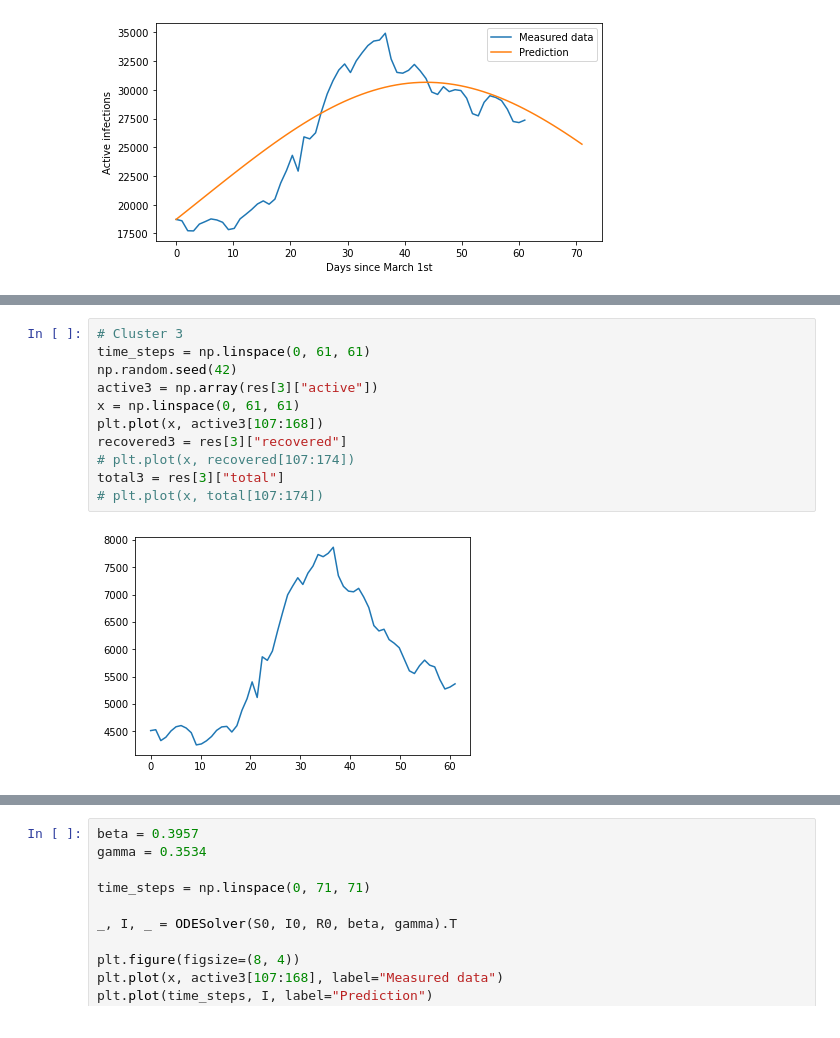
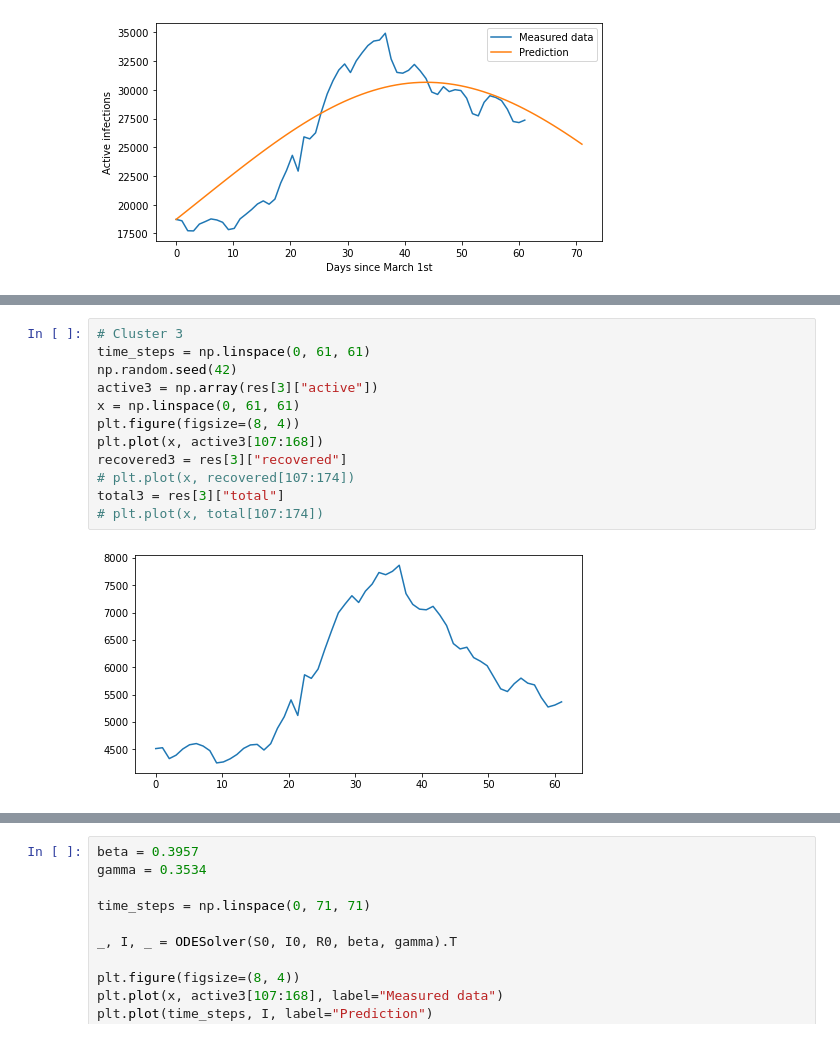
Before and after one commit to ThibaultMagnini/Kmeans-COVID-19-BelgianProvinces, a Jupyter notebook: SIR-Model/provinces_fitting.ipynb, the cells around one changed output, grey strips where cells are left out. Saved outputs shown, nothing was run; the diff lists cells and outputs as text.

```diff
--- a/SIR-Model/provinces_fitting.ipynb
+++ b/SIR-Model/provinces_fitting.ipynb
@@ -179,16 +181,17 @@ plt.show()
 # %%
 # Cluster 3
 time_steps = np.linspace(0, 61, 61)
 np.random.seed(42)
 active3 = np.array(res[3]["active"])
 x = np.linspace(0, 61, 61)
+plt.figure(figsize=(8, 4))
 plt.plot(x, active3[107:168])
 recovered3 = res[3]["recovered"]
 # plt.plot(x, recovered[107:174])
 total3 = res[3]["total"]
 # plt.plot(x, total[107:174])
 # %% [output]
-[figure, old version]
+[figure, new version]
 # %%
 pop = 406019 + 1155843
 S0 = round((pop - total3[107]))
```
Also changed, not shown: parts of 9 cells of this notebook.
